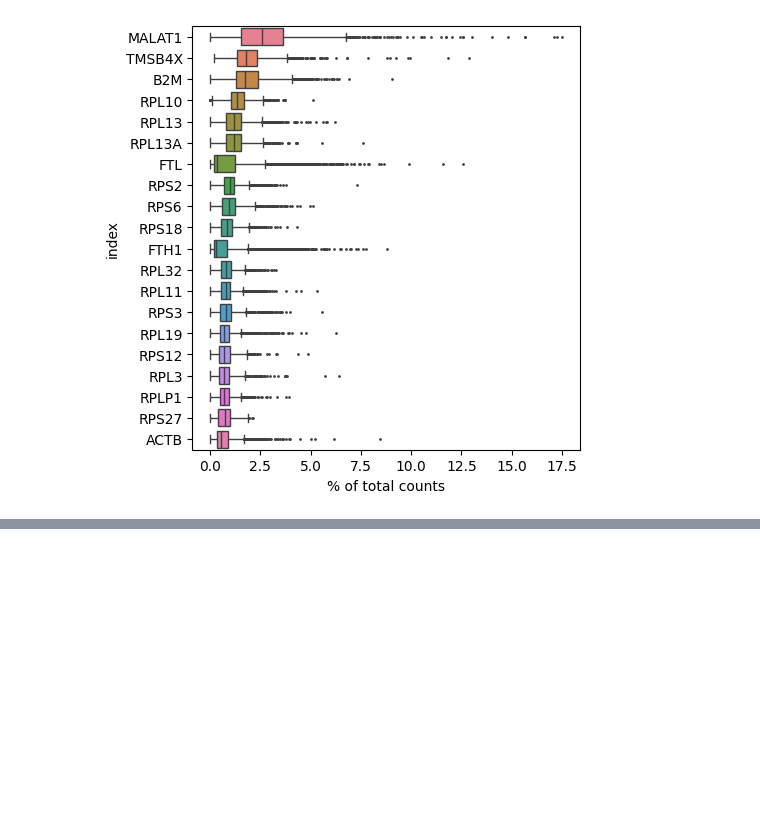
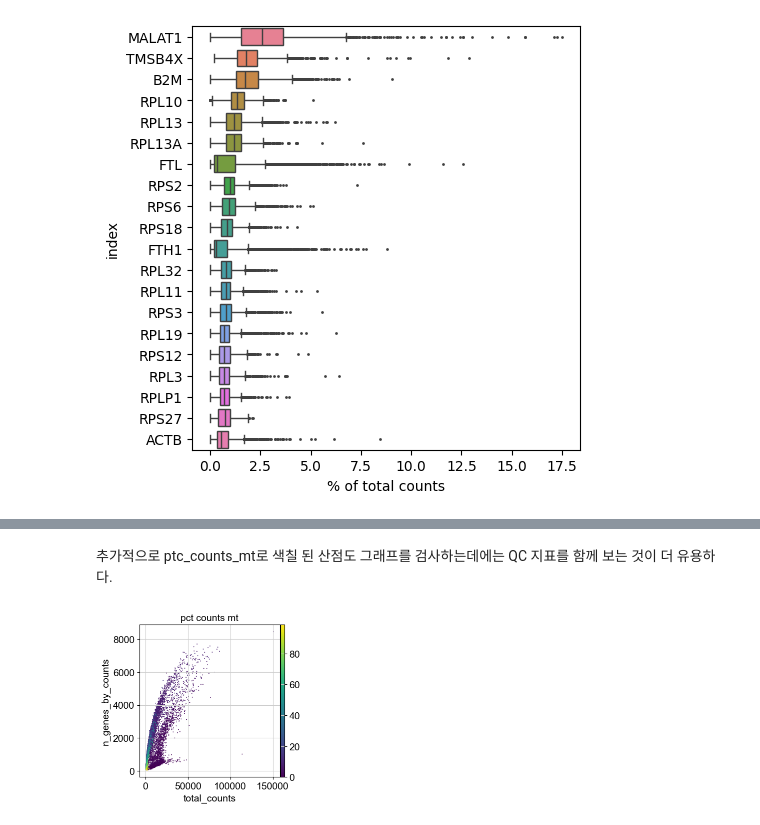
Before and after one commit to boeun02/scRNA-seq-Cancer-Immunology-Analysis, a Jupyter notebook: phase0_basics/01_pbmc_tutorial.ipynb, the cells around one changed output, grey strips where cells are left out. Saved outputs shown, nothing was run; the diff lists cells and outputs as text; code cells hidden in the pictures; blank space fills up the shorter version.

```diff
--- a/phase0_basics/01_pbmc_tutorial.ipynb
+++ b/phase0_basics/01_pbmc_tutorial.ipynb
@@ -26,0 +118,6 @@ NameError: name 'sc' is not defined
+# %% [markdown]
+추가적으로 ptc_counts_mt로 색칠 된 산점도 그래프를 검사하는데에는 QC 지표를 함께 보는 것이 더 유용하다.
+# %%
+sc.pl.scatter(adata, "total_counts", "n_genes_by_counts", color="pct_counts_mt")
+# %% [output]
+[figure, added]
```
Also changed, not shown: parts of 22 cells of this notebook, 1 other file.
